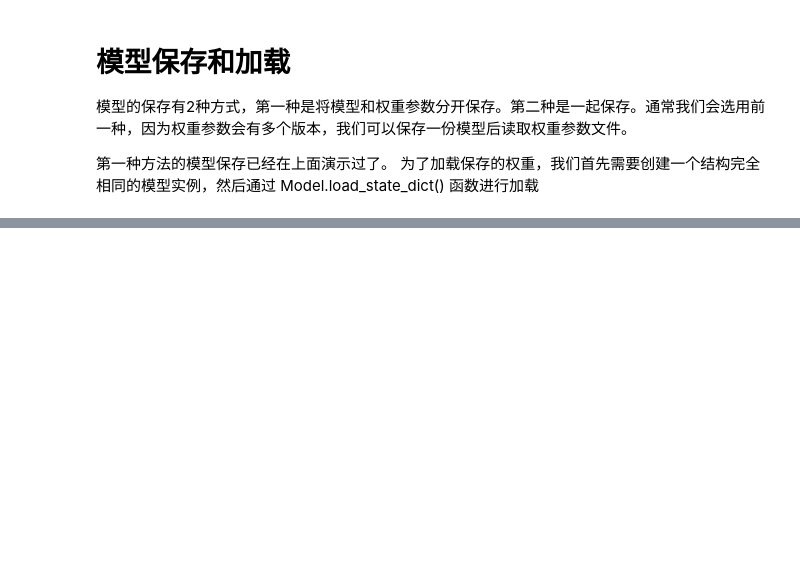
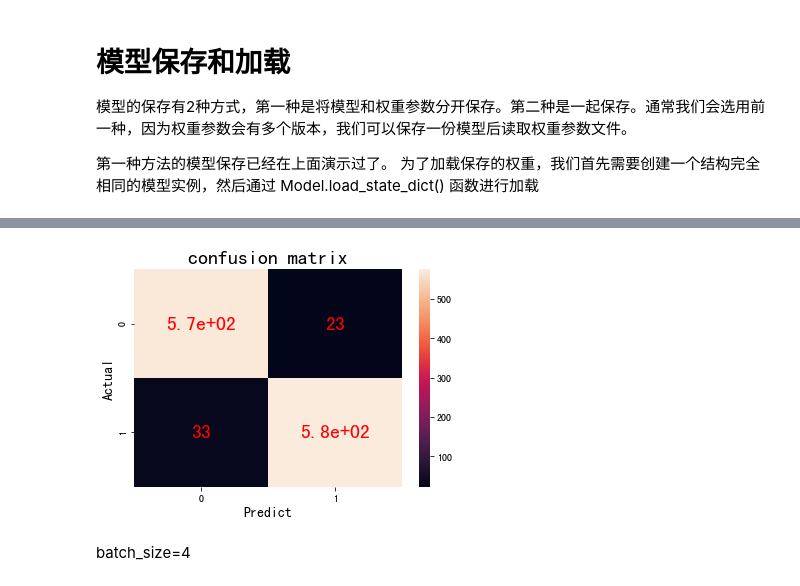
Before and after one commit to ChocolateLi/Pytorch, a Jupyter notebook: SentimentAnalysis/model/BERT_SentimentAnalysis.ipynb, the cells around one changed output, grey strips where cells are left out. Cells and saved outputs as stored; diff of their text form; code cells hidden in the pictures; blank space fills up the shorter version.

```diff
--- a/SentimentAnalysis/model/BERT_SentimentAnalysis.ipynb
+++ b/SentimentAnalysis/model/BERT_SentimentAnalysis.ipynb
@@ -183,6 +208,7 @@ NeuralNetwork(
 我们将每一轮 Epoch 分为训练循环和验证/测试循环。在训练循环中计算损失、优化模型的参数，在验证/测试循环中评估模型的性能
 # %%
 from tqdm.auto import tqdm # 显示它的进度条，会更好看点
+import time
 
 # 参数解释
 # dataloader ： 批量数据的loader
@@ -193,15 +219,24 @@ from tqdm.auto import tqdm # 显示它的进度条，会更好看点
 # epoch ：训练的轮次
 # total_loss ：整体loss的情况
 def train_loop(dataloader, model, loss_fn, optimizer, lr_scheduler, epoch, total_loss):
+    start_time = time.time()
     progress_bar = tqdm(range(len(dataloader)))
     progress_bar.set_description(f'loss: {0:>7f}')
     finish_batch_num = (epoch-1)*len(dataloader)
+
+    # 获取训练集文本数据量
+    size = len(dataloader.dataset)
+    # 统计预测正确的个数
+    correct = 0
 
     model.train()
     for batch, (X, y) in enumerate(dataloader, start=1):
         X, y = X.to(device), y.to(device)
         pred = model(X)
         loss = loss_fn(pred, y)
+
+        # 统计准确率
+        correct += (pred.argmax(1) == y).type(torch.float).sum().item()
 
         optimizer.zero_grad() # 把之前的梯度都清掉
         loss.backward() # 向后传播
@@ -211,22 +246,33 @@ def train_loop(dataloader, model, loss_fn, optimizer, lr_scheduler, epoch, total
         total_loss += loss.item() # 统计一下整体的loss
         progress_bar.set_description(f'loss: {total_loss/(finish_batch_num + batch):>7f}')
         progress_bar.update(1)
-    return total_loss
 
+    # 统计训练一轮花费的时间
+    spend_time = time.time() - start_time
+    correct /= size
+
+    return total_loss,total_loss/(finish_batch_num + batch),spend_time,correct
+
+criterion = nn.CrossEntropyLoss() # 损失函数，交叉熵
 def test_loop(dataloader, model, mode='Test'):
+    start_time = time.time()
     assert mode in ['Valid', 'Test']
     size = len(dataloader.dataset)
     correct = 0
-
+    test_loss = 0
     model.eval()
     with torch.no_grad():
         for X, y in dataloader:
             X, y = X.to(device), y.to(device)
             pred = model(X)
+            loss = criterion(pred,y)
+            test_loss += loss.item()
             correct += (pred.argmax(1) == y).type(torch.float).sum().item()
 
+    test_loss /= size
     correct /= size
-    print(f"{mode} Accuracy: {(100*correct):>0.1f}%\n")
-    return correct
+    spend_time = time.time() - start_time
+    print(f"Average loss:{test_loss},{mode} Accuracy: {(100 * correct):>0.2f}%,spend time:{spend_time}\n")
+    return test_loss,correct,spend_time
 # %% [markdown]
 最后，将”训练循环”和”验证/测试循环”组合成 Epoch，就可以进行模型的训练和验证了。其实 Transformers 库同样实现了很多的优化器，相比 Pytorch 固定学习率的优化器，Transformers 库实现的优化器会随着训练过程逐步减小学习率（这通常会产生更好的效果）。 这个代码中，我们顺便还增加了torch.save(model.state_dict(),'xx')用于保存模型的参数。
@@ -355,0 +573,4 @@ NeuralNetwork(
+# %%
+model = NeuralNetwork().to(device) # we do not specify pretrained=True, i.e. do not load default weights
+model.load_state_dict(torch.load('./output/epoch_5_valid_acc_95.2_model_weights.bin'))
+model.eval()
@@ -355,0 +682,6 @@ NeuralNetwork(
+# %%
+valid_acc,confusion_matrix,general_index = test_loop(test_dataloader, model, mode='Test')
+print(f'valid_acc:{valid_acc}')
+print(f'confusion_matrix:{confusion_matrix}')
+print(f'general_index:{general_index}')
+print("Done!")
@@ -355,0 +696,10 @@ NeuralNetwork(
+# %%
+sns.heatmap(confusion_matrix,annot=True,annot_kws={'size':20,'weight':'bold','color':'red'})
+plt.title('confusion matrix',fontsize=20)
+plt.xlabel('Predict',fontsize=14)
+plt.ylabel('Actual',fontsize=14)
+plt.show()
+# %% [output]
+[figure, added]
+# %% [markdown]
+batch_size=4
```
Also changed, not shown: parts of 26 cells of this notebook, 29 other files.
